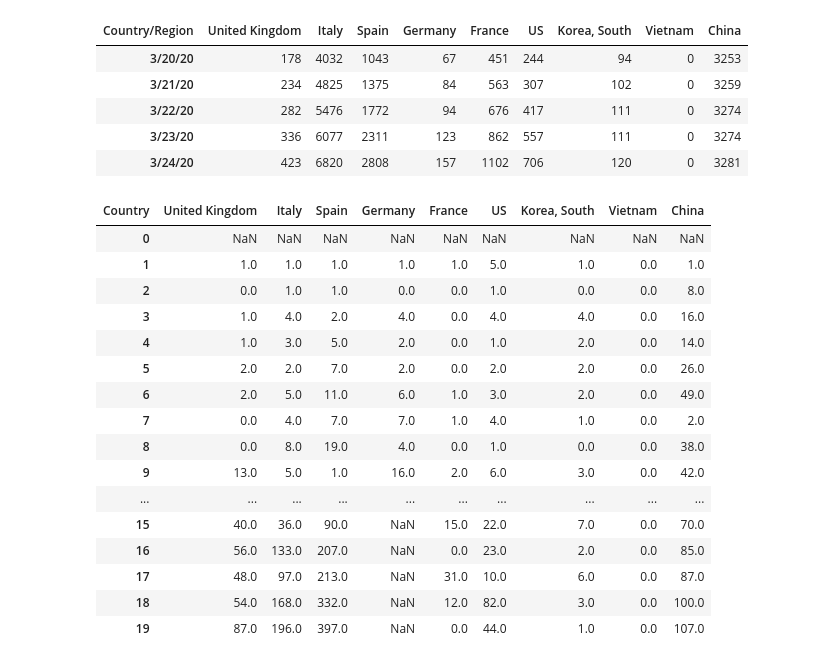
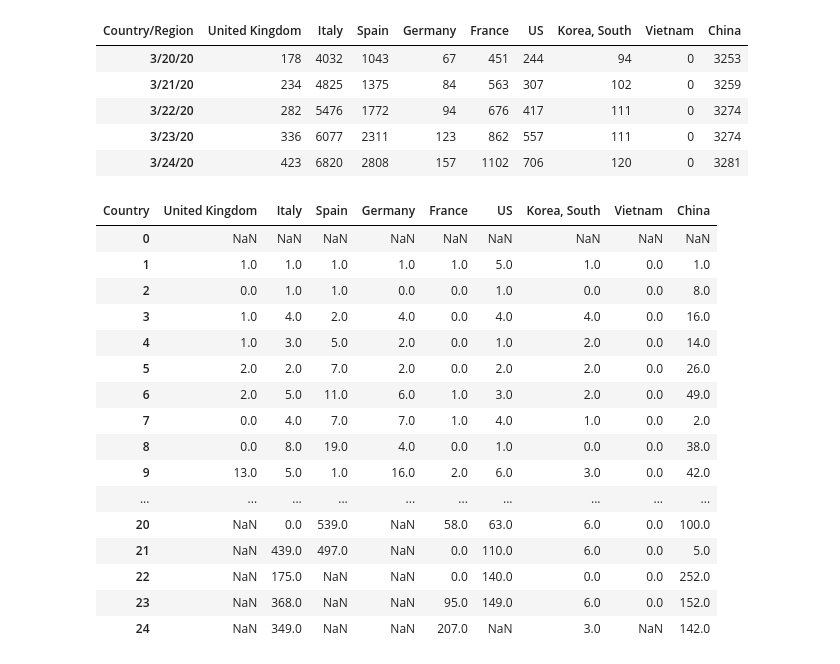
Before and after one commit to ashic/corona, a Jupyter notebook: notebooks/growth-rates.ipynb, the cells around one changed output. Saved outputs shown, nothing was run; the diff lists cells and outputs as text; code cells hidden in the pictures.

```diff
--- a/notebooks/growth-rates.ipynb
+++ b/notebooks/growth-rates.ipynb
@@ -221,22 +221,22 @@ countries_deaths[countries_to_focus].tail(5)
 | 3/23/20 | 336 | 6077 | 2311 | 123 | 862 | 557 | 111 | 0 | 3274 |
 | 3/24/20 | 423 | 6820 | 2808 | 157 | 1102 | 706 | 120 | 0 | 3281 |
 # %%
-daily_increases_deaths[countries_to_focus].head(20)
+daily_increases_deaths[countries_to_focus].head(25)
 # %% [output]
 | Country | United Kingdom | Italy | Spain | Germany | France | US | Korea, South | Vietnam | China |
 | 0 | NaN | NaN | NaN | NaN | NaN | NaN | NaN | NaN | NaN |
 | 1 | 1.0 | 1.0 | 1.0 | 1.0 | 1.0 | 5.0 | 1.0 | 0.0 | 1.0 |
 | 2 | 0.0 | 1.0 | 1.0 | 0.0 | 0.0 | 1.0 | 0.0 | 0.0 | 8.0 |
 | 3 | 1.0 | 4.0 | 2.0 | 4.0 | 0.0 | 4.0 | 4.0 | 0.0 | 16.0 |
 | 4 | 1.0 | 3.0 | 5.0 | 2.0 | 0.0 | 1.0 | 2.0 | 0.0 | 14.0 |
 | 5 | 2.0 | 2.0 | 7.0 | 2.0 | 0.0 | 2.0 | 2.0 | 0.0 | 26.0 |
 | 6 | 2.0 | 5.0 | 11.0 | 6.0 | 1.0 | 3.0 | 2.0 | 0.0 | 49.0 |
 | 7 | 0.0 | 4.0 | 7.0 | 7.0 | 1.0 | 4.0 | 1.0 | 0.0 | 2.0 |
 | 8 | 0.0 | 8.0 | 19.0 | 4.0 | 0.0 | 1.0 | 0.0 | 0.0 | 38.0 |
 | 9 | 13.0 | 5.0 | 1.0 | 16.0 | 2.0 | 6.0 | 3.0 | 0.0 | 42.0 |
 | ... | ... | ... | ... | ... | ... | ... | ... | ... | ... |
-| 15 | 40.0 | 36.0 | 90.0 | NaN | 15.0 | 22.0 | 7.0 | 0.0 | 70.0 |
-| 16 | 56.0 | 133.0 | 207.0 | NaN | 0.0 | 23.0 | 2.0 | 0.0 | 85.0 |
-| 17 | 48.0 | 97.0 | 213.0 | NaN | 31.0 | 10.0 | 6.0 | 0.0 | 87.0 |
-| 18 | 54.0 | 168.0 | 332.0 | NaN | 12.0 | 82.0 | 3.0 | 0.0 | 100.0 |
-| 19 | 87.0 | 196.0 | 397.0 | NaN | 0.0 | 44.0 | 1.0 | 0.0 | 107.0 |
+| 20 | NaN | 0.0 | 539.0 | NaN | 58.0 | 63.0 | 6.0 | 0.0 | 100.0 |
+| 21 | NaN | 439.0 | 497.0 | NaN | 0.0 | 110.0 | 6.0 | 0.0 | 5.0 |
+| 22 | NaN | 175.0 | NaN | NaN | 0.0 | 140.0 | 0.0 | 0.0 | 252.0 |
+| 23 | NaN | 368.0 | NaN | NaN | 95.0 | 149.0 | 6.0 | 0.0 | 152.0 |
+| 24 | NaN | 349.0 | NaN | NaN | 207.0 | NaN | 3.0 | NaN | 142.0 |
```
Also changed, not shown: parts of 16 cells of this notebook, 16 other files.
